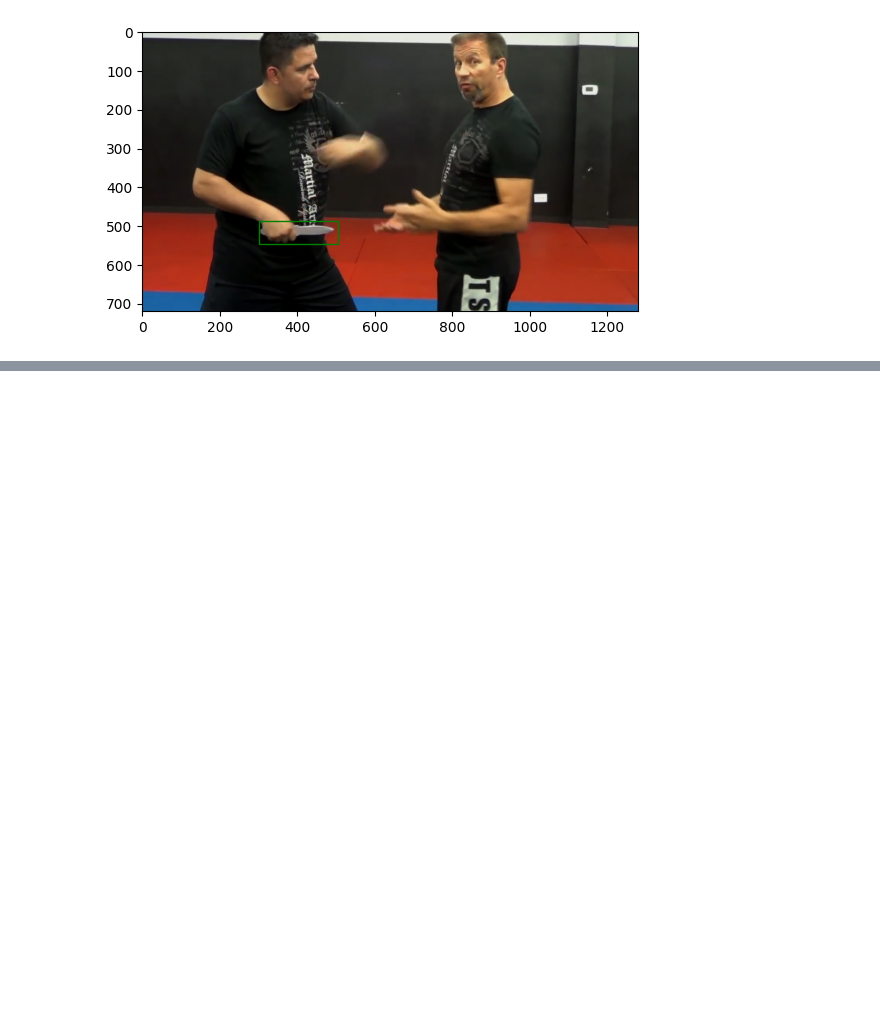
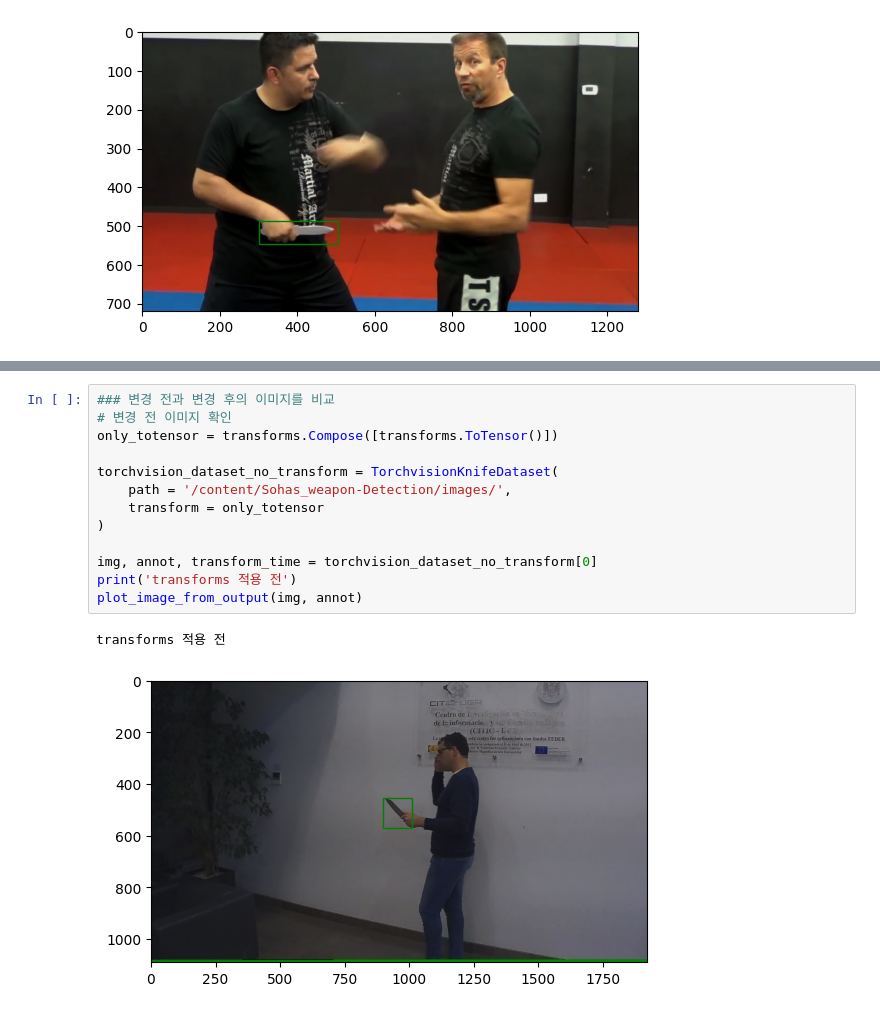
Before and after one commit to cody628/git_test11, a Jupyter notebook: AI_crime_prevention.ipynb, the cells around one changed output, grey strips where cells are left out. Cells and saved outputs as stored; diff of their text form; blank space fills up the shorter version.

```diff
--- a/AI_crime_prevention.ipynb
+++ b/AI_crime_prevention.ipynb
@@ -163,0 +327,16 @@ plot_image(img_list[114], bbox)
+# %%
+### 변경 전과 변경 후의 이미지를 비교
+# 변경 전 이미지 확인
+only_totensor = transforms.Compose([transforms.ToTensor()])
+
+torchvision_dataset_no_transform = TorchvisionKnifeDataset(
+    path = '/content/Sohas_weapon-Detection/images/',
+    transform = only_totensor
+)
+
+img, annot, transform_time = torchvision_dataset_no_transform[0]
+print('transforms 적용 전')
+plot_image_from_output(img, annot)
+# %% [output]
+transforms 적용 전
+[figure, added]
```
Also changed, not shown: parts of 21 cells of this notebook.
